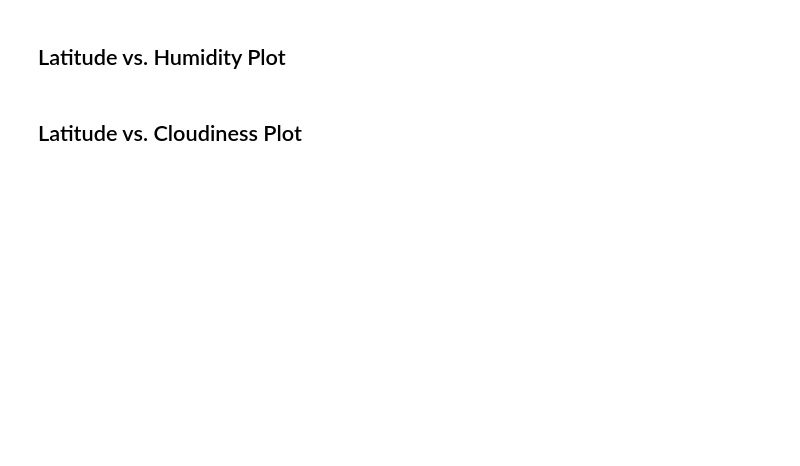
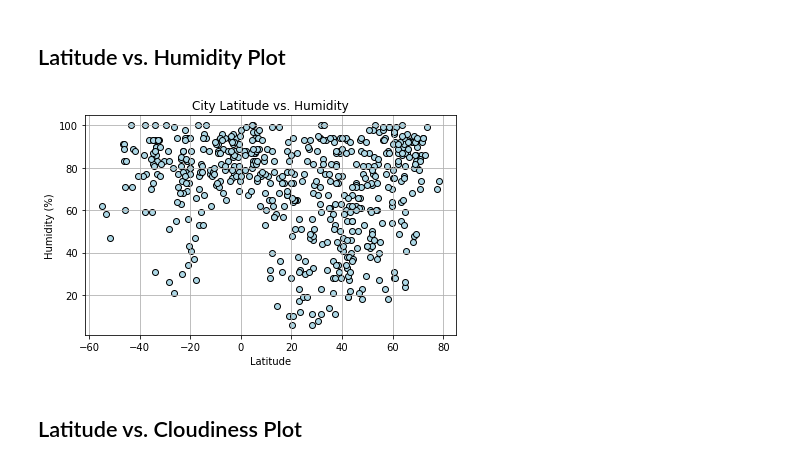
Before and after one commit to garycastle/PythonAPI-Coursework, a Jupyter notebook: starter_code/WeatherPy.ipynb, the cells around one changed output. Saved outputs shown, nothing was run; the diff lists cells and outputs as text; code cells hidden in the pictures; blank space fills up the shorter version.

```diff
--- a/starter_code/WeatherPy.ipynb
+++ b/starter_code/WeatherPy.ipynb
@@ -174,4 +211,15 @@ Skip this step if there are no cities that have humidity > 100%.
 # %% [markdown]
 ## Latitude vs. Humidity Plot
+# %%
+plt.scatter(city_df['Lat'],city_df['Humidity'], marker='o',facecolors='lightblue', edgecolors='black')
+plt.grid()
+plt.title(f'City Latitude vs. Humidity')
+plt.xlabel('Latitude')
+plt.ylabel('Humidity (%)')
+plt.tight_layout()
+plt.savefig('../output_data/lathum.png')
+plt.show()
+# %% [output]
+[figure, added]
 # %% [markdown]
 ## Latitude vs. Cloudiness Plot
```
Also changed, not shown: parts of 6 cells of this notebook, 5 other files.
